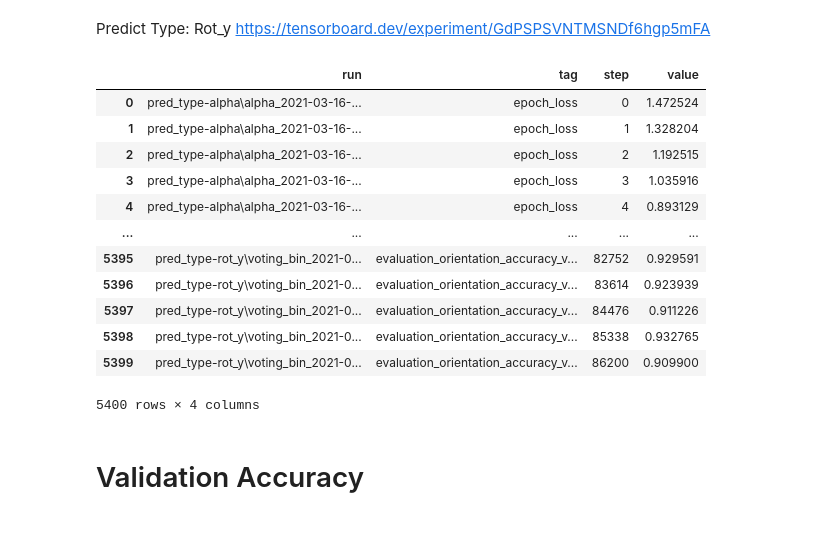
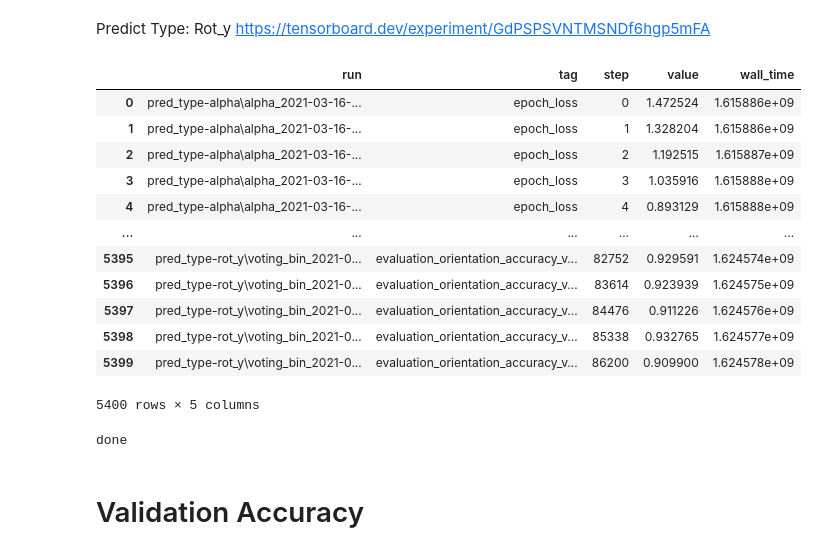
Before and after one commit to umd-fire-coml/survey-orientation-representations, a Jupyter notebook: training_data_display.ipynb, the cells around one changed output. Cells and saved outputs as stored; diff of their text form; code cells hidden in the pictures.

```diff
--- a/training_data_display.ipynb
+++ b/training_data_display.ipynb
@@ -11,22 +11,28 @@ https://tensorboard.dev/experiment/GdPSPSVNTMSNDf6hgp5mFA
 # %%
 experiment_id = "GdPSPSVNTMSNDf6hgp5mFA"
 experiment = tb.data.experimental.ExperimentFromDev(experiment_id)
-df = experiment.get_scalars()
+df = experiment.get_scalars(include_wall_time=True)
 df
 # %% [output]
-|  | run | tag | step | value |
-| 0 | pred_type-alpha\alpha_2021-03-16-... | epoch_loss | 0 | 1.472524 |
-| 1 | pred_type-alpha\alpha_2021-03-16-... | epoch_loss | 1 | 1.328204 |
-| 2 | pred_type-alpha\alpha_2021-03-16-... | epoch_loss | 2 | 1.192515 |
-| 3 | pred_type-alpha\alpha_2021-03-16-... | epoch_loss | 3 | 1.035916 |
-| 4 | pred_type-alpha\alpha_2021-03-16-... | epoch_loss | 4 | 0.893129 |
-| ... | ... | ... | ... | ... |
-| 5395 | pred_type-rot_y\voting_bin_2021-0... | evaluation_orientation_accuracy_v... | 82752 | 0.929591 |
-| 5396 | pred_type-rot_y\voting_bin_2021-0... | evaluation_orientation_accuracy_v... | 83614 | 0.923939 |
-| 5397 | pred_type-rot_y\voting_bin_2021-0... | evaluation_orientation_accuracy_v... | 84476 | 0.911226 |
-| 5398 | pred_type-rot_y\voting_bin_2021-0... | evaluation_orientation_accuracy_v... | 85338 | 0.932765 |
-| 5399 | pred_type-rot_y\voting_bin_2021-0... | evaluation_orientation_accuracy_v... | 86200 | 0.909900 |
+|  | run | tag | step | value | wall_time |
+| 0 | pred_type-alpha\alpha_2021-03-16-... | epoch_loss | 0 | 1.472524 | 1.615886e+09 |
+| 1 | pred_type-alpha\alpha_2021-03-16-... | epoch_loss | 1 | 1.328204 | 1.615886e+09 |
+| 2 | pred_type-alpha\alpha_2021-03-16-... | epoch_loss | 2 | 1.192515 | 1.615887e+09 |
+| 3 | pred_type-alpha\alpha_2021-03-16-... | epoch_loss | 3 | 1.035916 | 1.615888e+09 |
+| 4 | pred_type-alpha\alpha_2021-03-16-... | epoch_loss | 4 | 0.893129 | 1.615888e+09 |
+| ... | ... | ... | ... | ... | ... |
+| 5395 | pred_type-rot_y\voting_bin_2021-0... | evaluation_orientation_accuracy_v... | 82752 | 0.929591 | 1.624574e+09 |
+| 5396 | pred_type-rot_y\voting_bin_2021-0... | evaluation_orientation_accuracy_v... | 83614 | 0.923939 | 1.624575e+09 |
+| 5397 | pred_type-rot_y\voting_bin_2021-0... | evaluation_orientation_accuracy_v... | 84476 | 0.911226 | 1.624576e+09 |
+| 5398 | pred_type-rot_y\voting_bin_2021-0... | evaluation_orientation_accuracy_v... | 85338 | 0.932765 | 1.624577e+09 |
+| 5399 | pred_type-rot_y\voting_bin_2021-0... | evaluation_orientation_accuracy_v... | 86200 | 0.909900 | 1.624578e+09 |
-5400 rows × 4 columns
+5400 rows × 5 columns
+# %%
+csv_path = 'dataframe.csv'
+df.to_csv(csv_path, index=False)
+print("done")
+# %% [output]
+done
 # %% [markdown]
 # Validation Accuracy
 # %%
```
Also changed, not shown: parts of 29 cells of this notebook.
